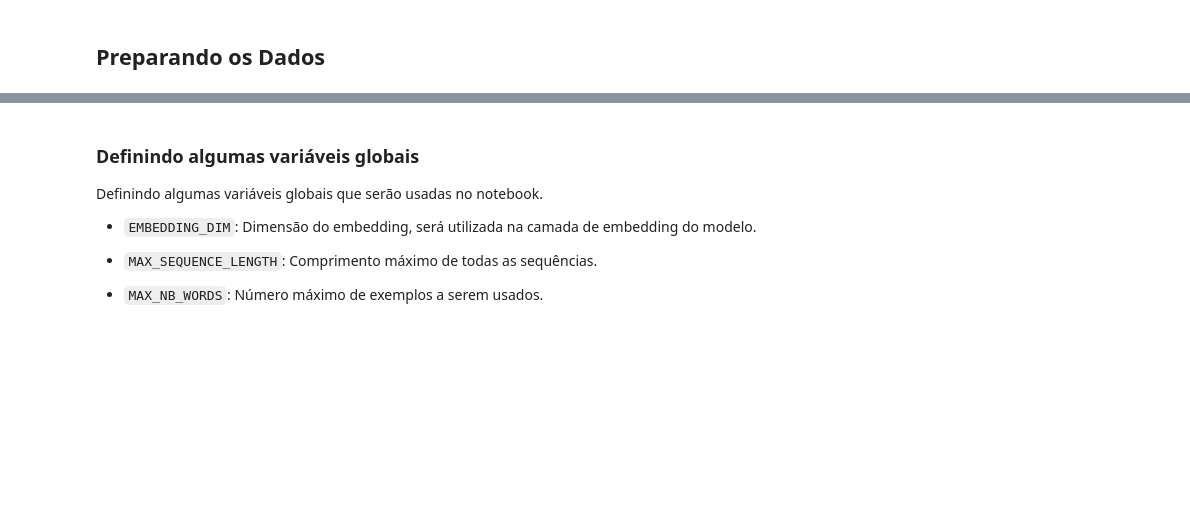
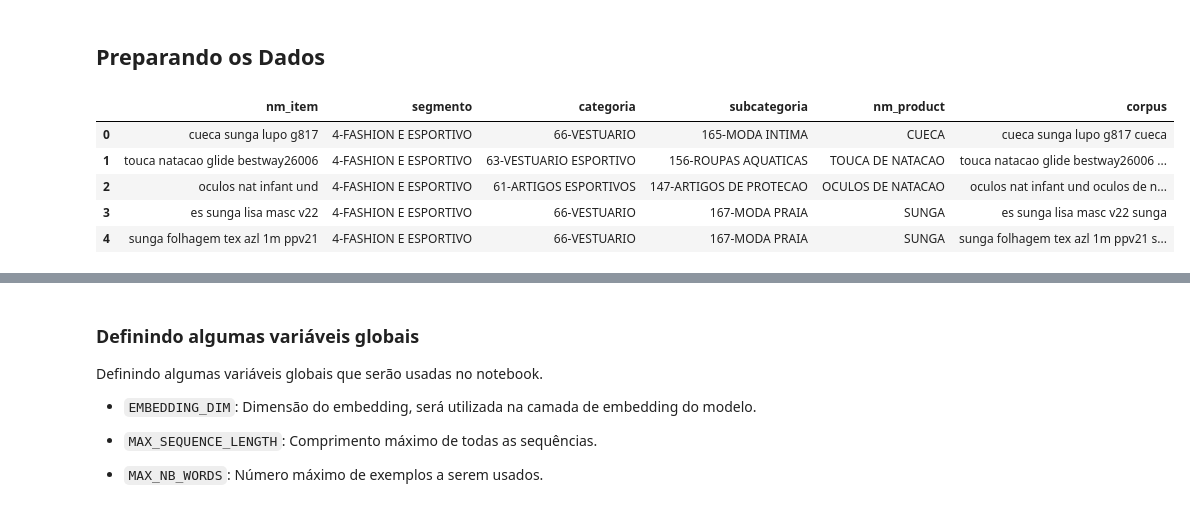
Before and after one commit to MECAI2022/short_text_classification, a Jupyter notebook: LSTM_ShortTextClassification.ipynb, the cells around one changed output, grey strips where cells are left out. Cells and saved outputs as stored; diff of their text form; code cells hidden in the pictures; blank space fills up the shorter version.

```diff
--- a/LSTM_ShortTextClassification.ipynb
+++ b/LSTM_ShortTextClassification.ipynb
@@ -39,5 +44,18 @@ output.clear()
 # %% [markdown]
 ## Preparando os Dados
 # %%
-filepath = "/content/drive/MyDrive/MAI 5003 - Short text classification (Classificação de Produtos)/dataset_produtos.xlsx"
+filepath = "/content/drive/MyDrive/MAI5003 - Short text classification (Classificação de Produtos)/dataset_produtos_V02.xlsx"
 df = pd.read_excel(filepath)
+# %%
+# Aplicando de limpeza no dataset
+pre_process = pre_process_text(stopwords_language='portuguese')
+df['nm_item'] = df['nm_item'].astype(str).map(lambda x: pre_process.transform(x))
+df = df.drop_duplicates()
+df.head()
+# %% [output]
+|  | nm_item | segmento | categoria | subcategoria | nm_product | corpus |
+| 0 | cueca sunga lupo g817 | 4-FASHION E ESPORTIVO | 66-VESTUARIO | 165-MODA INTIMA | CUECA | cueca sunga lupo g817 cueca |
+| 1 | touca natacao glide bestway26006 | 4-FASHION E ESPORTIVO | 63-VESTUARIO ESPORTIVO | 156-ROUPAS AQUATICAS | TOUCA DE NATACAO | touca natacao glide bestway26006 ... |
+| 2 | oculos nat infant und | 4-FASHION E ESPORTIVO | 61-ARTIGOS ESPORTIVOS | 147-ARTIGOS DE PROTECAO | OCULOS DE NATACAO | oculos nat infant und oculos de n... |
+| 3 | es sunga lisa masc v22 | 4-FASHION E ESPORTIVO | 66-VESTUARIO | 167-MODA PRAIA | SUNGA | es sunga lisa masc v22 sunga |
+| 4 | sunga folhagem tex azl 1m ppv21 | 4-FASHION E ESPORTIVO | 66-VESTUARIO | 167-MODA PRAIA | SUNGA | sunga folhagem tex azl 1m ppv21 s... |
```
Also changed, not shown: parts of 16 cells of this notebook.
